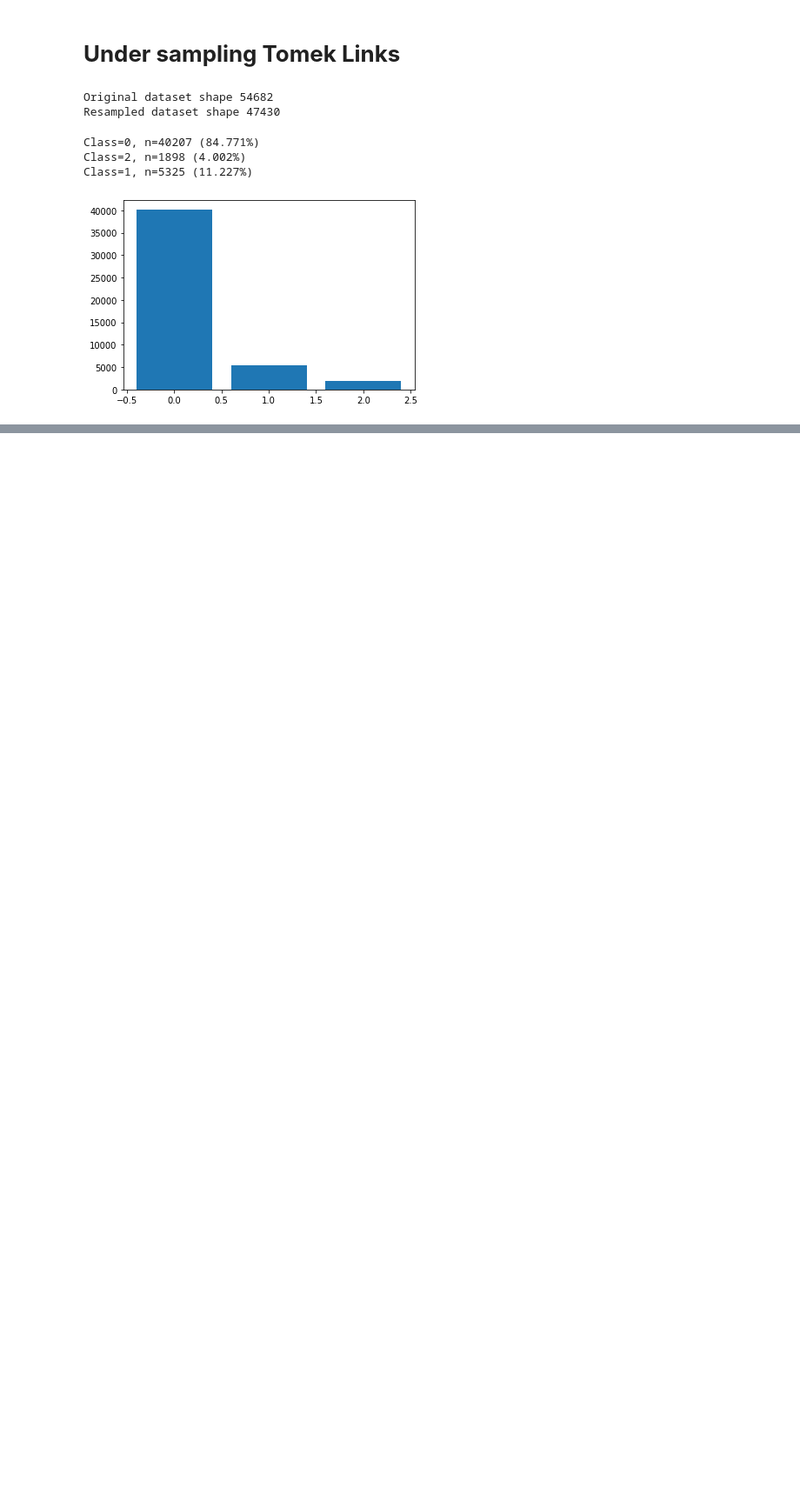
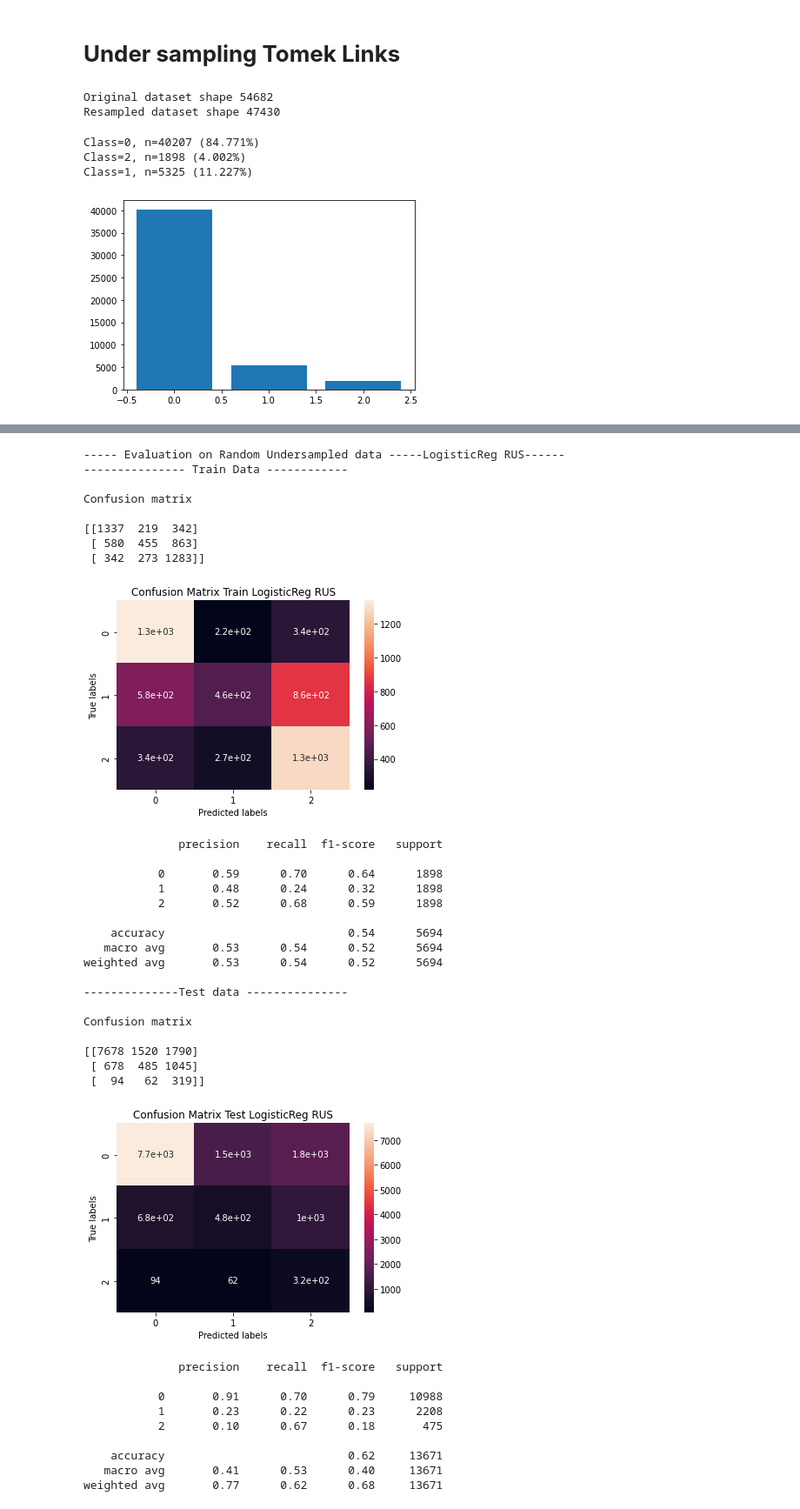
Before and after one commit to Akramkhan01/Email-Campaign-Effectiveness-Prediction-Capstone-Project, a Jupyter notebook: Email_Campaign_Effectiveness_Prediction.ipynb, the cells around one changed output, grey strips where cells are left out. Shown at 87% size. Cells and saved outputs as stored; diff of their text form; code cells hidden in the pictures; blank space fills up the shorter version.

Commit message:
Completed Modelling Part

```diff
--- a/Email_Campaign_Effectiveness_Prediction.ipynb
+++ b/Email_Campaign_Effectiveness_Prediction.ipynb
@@ -913,0 +953,4 @@ Class=1, n=5325 (11.227%)
+# %%
+#fitting Undersampling
+logistic_rus = LogisticRegression(class_weight='balanced',multi_class='multinomial', solver='lbfgs')
+logistic_rus.fit(x_train_rus, y_train_rus)
@@ -913,0 +959,4 @@ Class=1, n=5325 (11.227%)
+# %%
+#fitting on smote
+logistic_smote = LogisticRegression(class_weight='balanced',multi_class='multinomial', solver='lbfgs')
+logistic_smote.fit(x_train_smote, y_train_smote)
@@ -913,0 +965,4 @@ Class=1, n=5325 (11.227%)
+# %%
+#fitting on TomekLinks
+logistic_smotom= LogisticRegression(class_weight='balanced',multi_class='multinomial', solver='lbfgs')
+logistic_smotom.fit(x_train_smotom, y_train_smotom)
@@ -913,0 +971,4 @@ Class=1, n=5325 (11.227%)
+# %%
+#Columns needed to compare metrics
+comparison_columns = ['Model_Name', 'Train_Accuracy', 'Train_Recall', 'Train_Precision', 'Train_F1score',
+                      'Train_AUC' ,'Test_Accuracy', 'Test_Recall', 'Test_Precision', 'Test_F1score', 'Test_AUC']
@@ -913,0 +1208,42 @@ Class=1, n=5325 (11.227%)
+# %%
+#Let's evaluate logistic reg
+logistic_reg_list = model_evaluation('LogisticReg RUS','LogisticReg SMOTE','LogisticReg TomekLinks',logistic_rus, logistic_smote, logistic_smotom,x_train_rus, y_train_rus,
+                                     x_train_smote, y_train_smote,x_train_smotom, y_train_smotom, X_test, y_test)
+logistic_reg_list
+# %% [output]
+----- Evaluation on Random Undersampled data -----LogisticReg RUS------
+--------------- Train Data ------------
+
+Confusion matrix
+
+[[1337  219  342]
+ [ 580  455  863]
+ [ 342  273 1283]]
+[figure, added]
+              precision    recall  f1-score   support
+
+           0       0.59      0.70      0.64      1898
+           1       0.48      0.24      0.32      1898
+           2       0.52      0.68      0.59      1898
+
+    accuracy                           0.54      5694
+   macro avg       0.53      0.54      0.52      5694
+weighted avg       0.53      0.54      0.52      5694
+
+--------------Test data ---------------
+
+Confusion matrix
+
+[[7678 1520 1790]
+ [ 678  485 1045]
+ [  94   62  319]]
+[figure, added]
+              precision    recall  f1-score   support
+
+           0       0.91      0.70      0.79     10988
+           1       0.23      0.22      0.23      2208
+           2       0.10      0.67      0.18       475
+
+    accuracy                           0.62     13671
+   macro avg       0.41      0.53      0.40     13671
+weighted avg       0.77      0.62      0.68     13671
```
Also changed, not shown: parts of 69 cells of this notebook.
